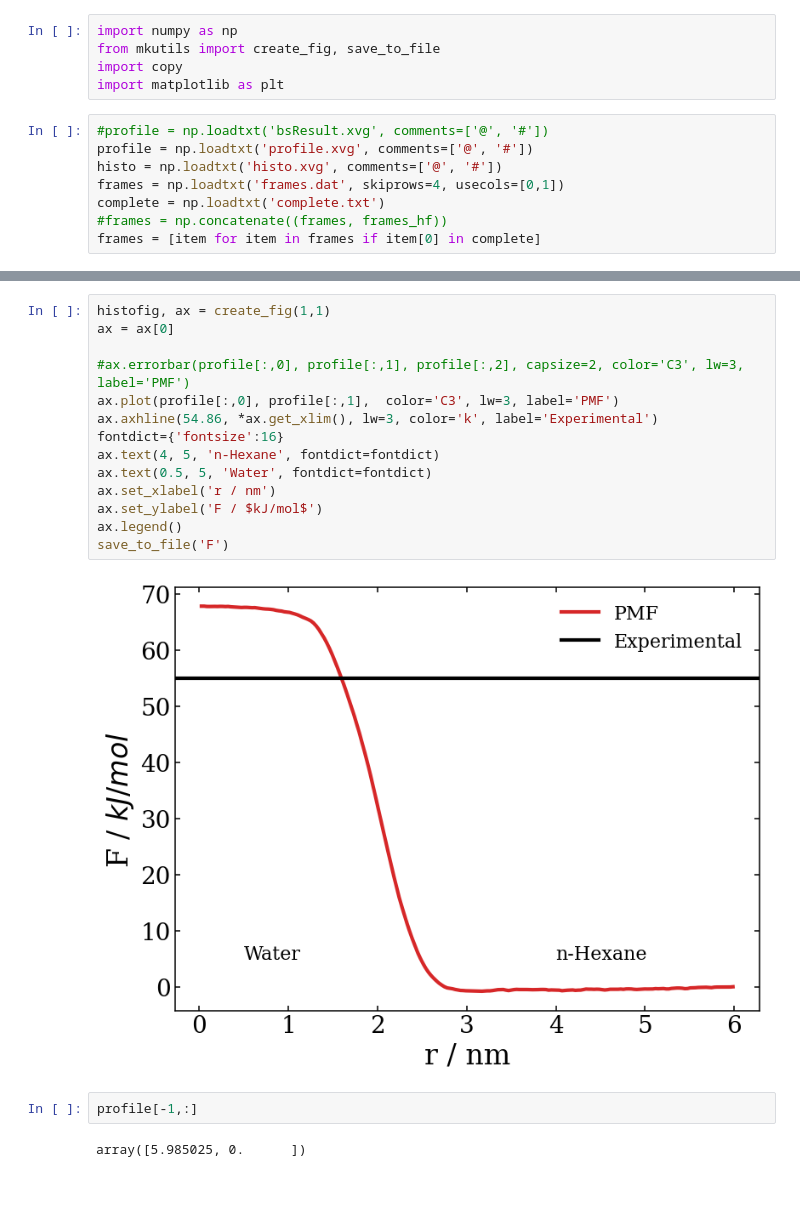
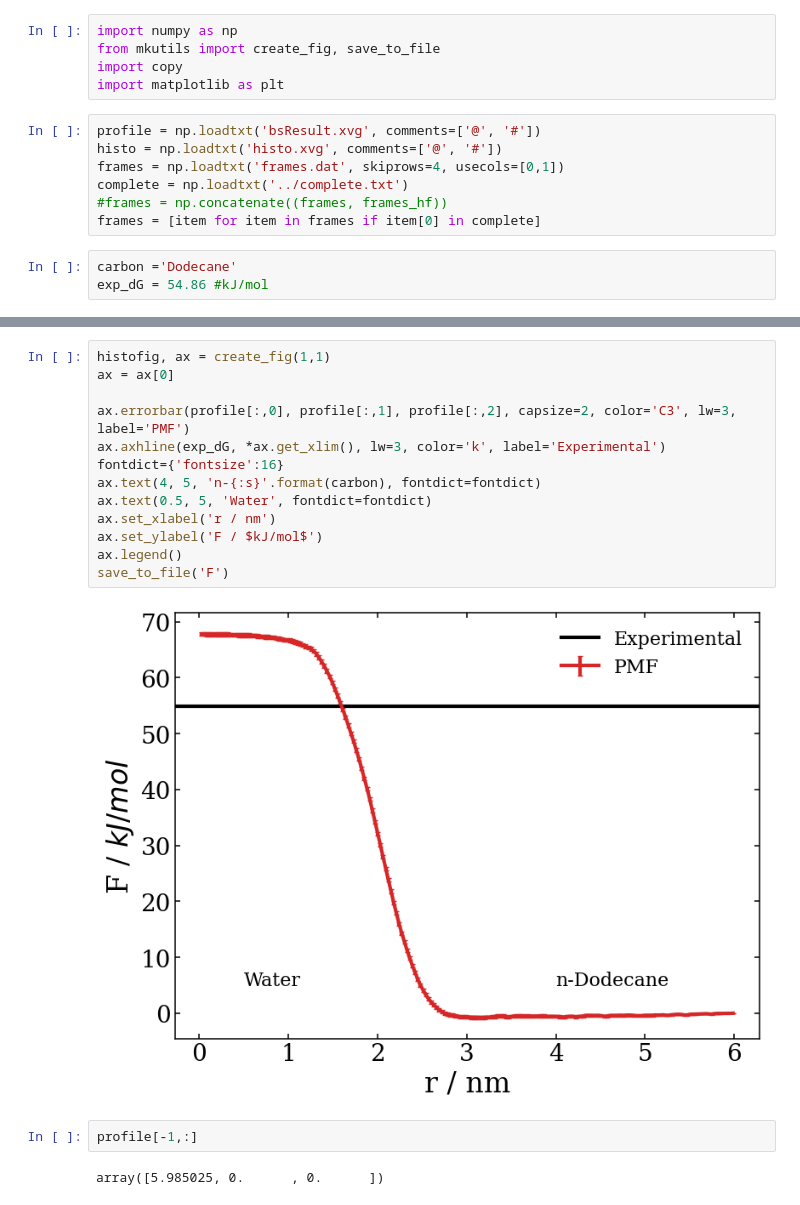
Before and after one commit to MatKie/WO_PMF, a Jupyter notebook: umbrella/analysis/Plot_PMF.ipynb, the cells around one changed output, grey strips where cells are left out. Drawn from its saved outputs; the diff is of its cells as text.

```diff
--- a/umbrella/analysis/Plot_PMF.ipynb
+++ b/umbrella/analysis/Plot_PMF.ipynb
@@ -4,13 +4,15 @@ from mkutils import create_fig, save_to_file
 import copy
 import matplotlib as plt
 # %%
-#profile = np.loadtxt('bsResult.xvg', comments=['@', '#'])
-profile = np.loadtxt('profile.xvg', comments=['@', '#'])
+profile = np.loadtxt('bsResult.xvg', comments=['@', '#'])
 histo = np.loadtxt('histo.xvg', comments=['@', '#'])
 frames = np.loadtxt('frames.dat', skiprows=4, usecols=[0,1])
-complete = np.loadtxt('complete.txt')
+complete = np.loadtxt('../complete.txt')
 #frames = np.concatenate((frames, frames_hf))
 frames = [item for item in frames if item[0] in complete]
+# %%
+carbon ='Dodecane'
+exp_dG = 54.86 #kJ/mol
 # %%
 fig, axes = create_fig(1, 1)
 ax = axes[0]
@@ -64,20 +54,19 @@ save_to_file('PMF_COUNT')
 # %%
 histofig, ax = create_fig(1,1)
 ax = ax[0]
 
-#ax.errorbar(profile[:,0], profile[:,1], profile[:,2], capsize=2, color='C3', lw=3, label='PMF')
-ax.plot(profile[:,0], profile[:,1],  color='C3', lw=3, label='PMF')
-ax.axhline(54.86, *ax.get_xlim(), lw=3, color='k', label='Experimental')
+ax.errorbar(profile[:,0], profile[:,1], profile[:,2], capsize=2, color='C3', lw=3, label='PMF')
+ax.axhline(exp_dG, *ax.get_xlim(), lw=3, color='k', label='Experimental')
 fontdict={'fontsize':16}
-ax.text(4, 5, 'n-Hexane', fontdict=fontdict)
+ax.text(4, 5, 'n-{:s}'.format(carbon), fontdict=fontdict)
 ax.text(0.5, 5, 'Water', fontdict=fontdict)
 ax.set_xlabel('r / nm')
 ax.set_ylabel('F / $kJ/mol$')
 ax.legend()
 save_to_file('F')
 # %% [output]
-[figure, old version]
+[figure, new version]
 # %%
 profile[-1,:]
 # %% [output]
-array([5.985025, 0.      ])
+array([5.985025, 0.      , 0.      ])
```
Also changed, not shown: parts of 2 cells of this notebook, 3 other files.
